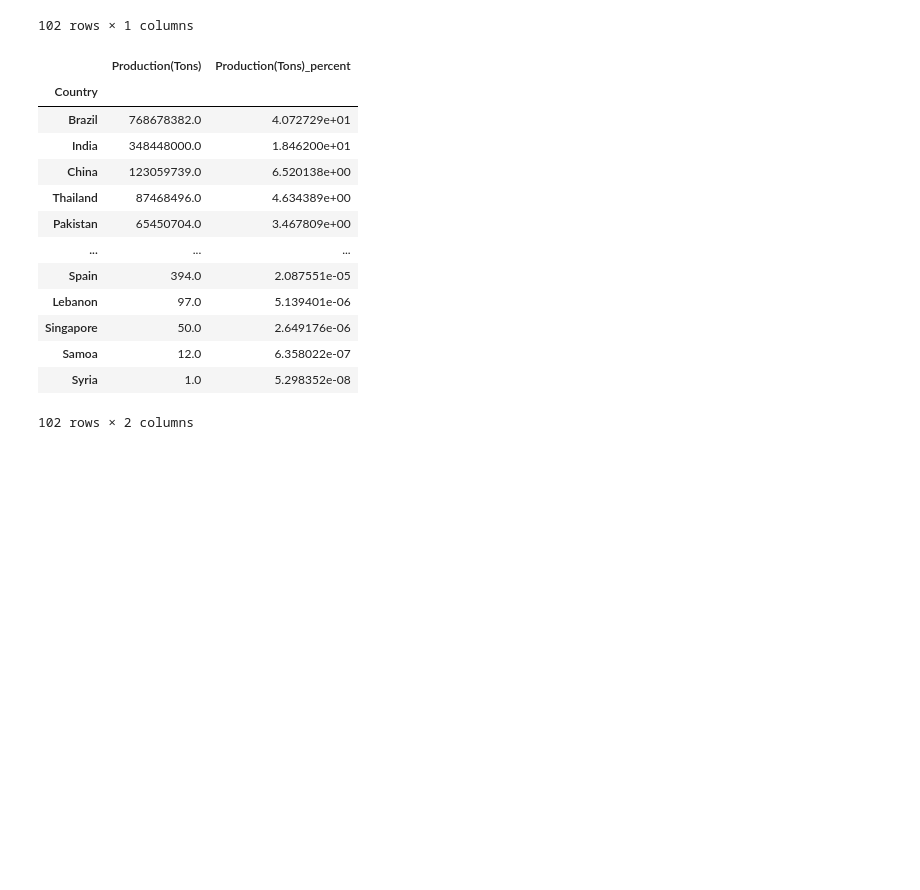
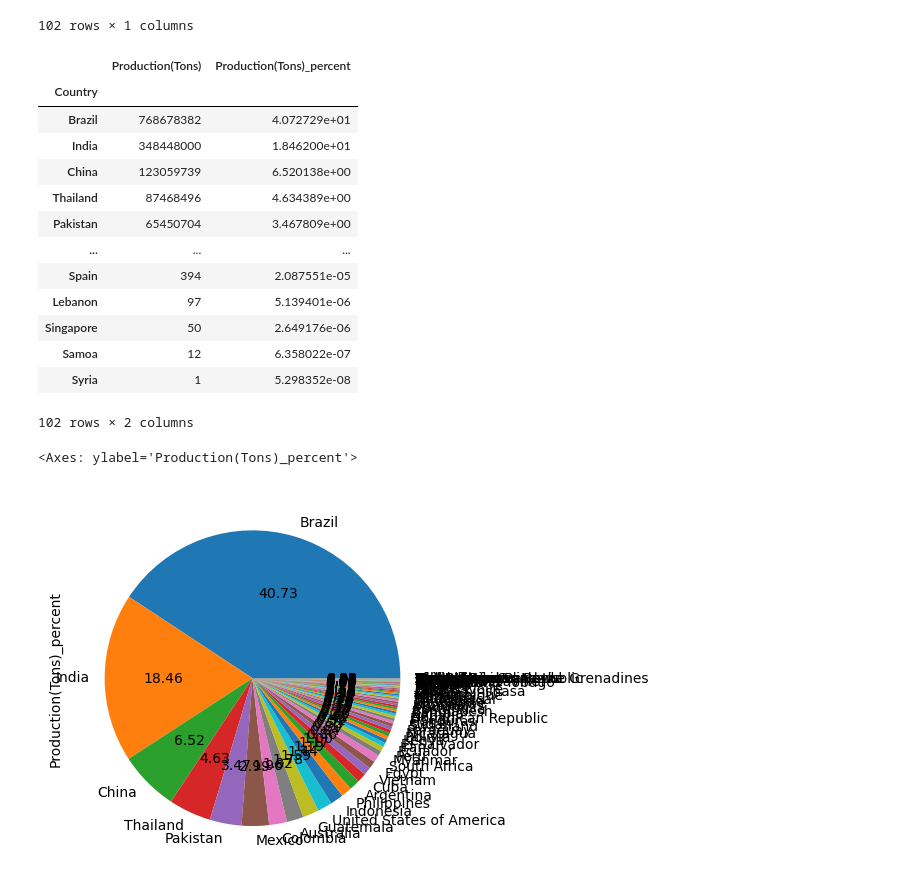
Before and after one commit to tanisha346gfd/data-science2, a Jupyter notebook: practice/sugercane-project.ipynb, the cells around one changed output. Cells and saved outputs as stored; diff of their text form; code cells hidden in the pictures; blank space fills up the shorter version.

```diff
--- a/practice/sugercane-project.ipynb
+++ b/practice/sugercane-project.ipynb
@@ -18,6 +29,11 @@ df["Production (Tons)"] = df["Production (Tons)"].str.replace(".","")
 df["Production per Person (Kg)"] = df["Production per Person (Kg)"].str.replace(".","").str.replace(",",".")
 df["Acreage (Hectare)"] = df["Acreage (Hectare)"].str.replace(".","")
 df["Yield (Kg / Hectare)"]= df["Yield (Kg / Hectare)"].str.replace(".","").str.replace(",",".")
+# %%
+df["Production (Tons)"] = pd.to_numeric(df["Production (Tons)"], errors='coerce')
+df["Production per Person (Kg)"] = pd.to_numeric(df["Production per Person (Kg)"], errors='coerce')
+df["Acreage (Hectare)"] = pd.to_numeric(df["Acreage (Hectare)"], errors='coerce')
+df["Yield (Kg / Hectare)"] = pd.to_numeric(df["Yield (Kg / Hectare)"], errors='coerce')
 # %%
 df.rename(columns={"Production (Tons)":"Production(Tons)"},inplace=True)
 df.rename(columns={"Production per Person (Kg)":"Production_per_person(Kg)"},inplace =True)
@@ -169,9 +196,6 @@ df_new
 | Samoa | 12 |
 | Syria | 1 |
 102 rows × 1 columns
-# %%
-
-df_new["Production(Tons)"] = pd.to_numeric(df_new["Production(Tons)"].str.replace('.', '', regex=False), errors='coerce').astype(float)
 # %%
 df_new["Production(Tons)_percent"] = df_new["Production(Tons)"] * 100 / df_new["Production(Tons)"].sum()
 # %%
@@ -179,17 +203,20 @@ df_new
 # %% [output]
 |  | Production(Tons) | Production(Tons)_percent |
 | Country |  |  |
-| Brazil | 768678382.0 | 4.072729e+01 |
-| India | 348448000.0 | 1.846200e+01 |
-| China | 123059739.0 | 6.520138e+00 |
-| Thailand | 87468496.0 | 4.634389e+00 |
-| Pakistan | 65450704.0 | 3.467809e+00 |
+| Brazil | 768678382 | 4.072729e+01 |
+| India | 348448000 | 1.846200e+01 |
+| China | 123059739 | 6.520138e+00 |
+| Thailand | 87468496 | 4.634389e+00 |
+| Pakistan | 65450704 | 3.467809e+00 |
 | ... | ... | ... |
-| Spain | 394.0 | 2.087551e-05 |
-| Lebanon | 97.0 | 5.139401e-06 |
-| Singapore | 50.0 | 2.649176e-06 |
-| Samoa | 12.0 | 6.358022e-07 |
-| Syria | 1.0 | 5.298352e-08 |
+| Spain | 394 | 2.087551e-05 |
+| Lebanon | 97 | 5.139401e-06 |
+| Singapore | 50 | 2.649176e-06 |
+| Samoa | 12 | 6.358022e-07 |
+| Syria | 1 | 5.298352e-08 |
 102 rows × 2 columns
 # %%
-df_new["Production(Tons)_percent"]
+df_new["Production(Tons)_percent"].plot(kind="pie",autopct="%.2f")
+# %% [output]
+<Axes: ylabel='Production(Tons)_percent'>
+[figure, added]
```
Also changed, not shown: parts of 34 cells of this notebook, 1 other file.
